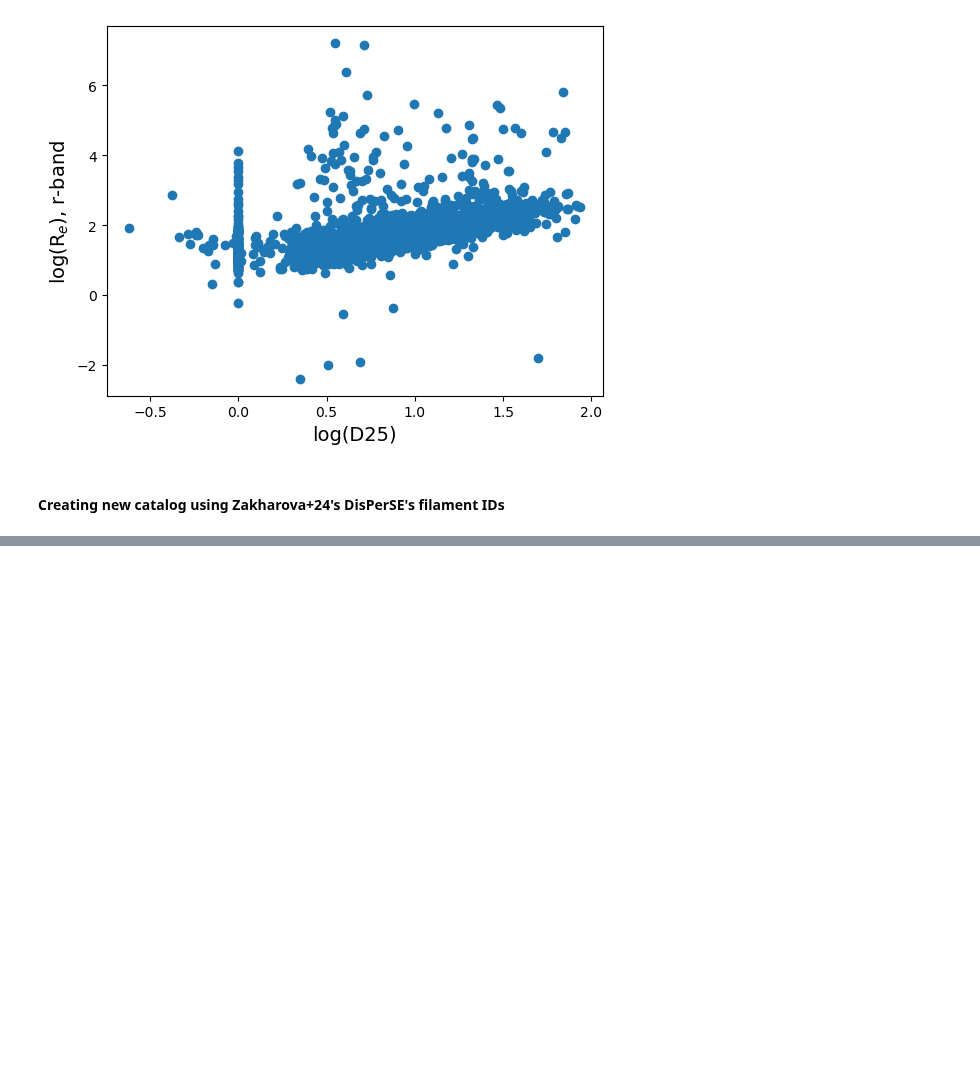
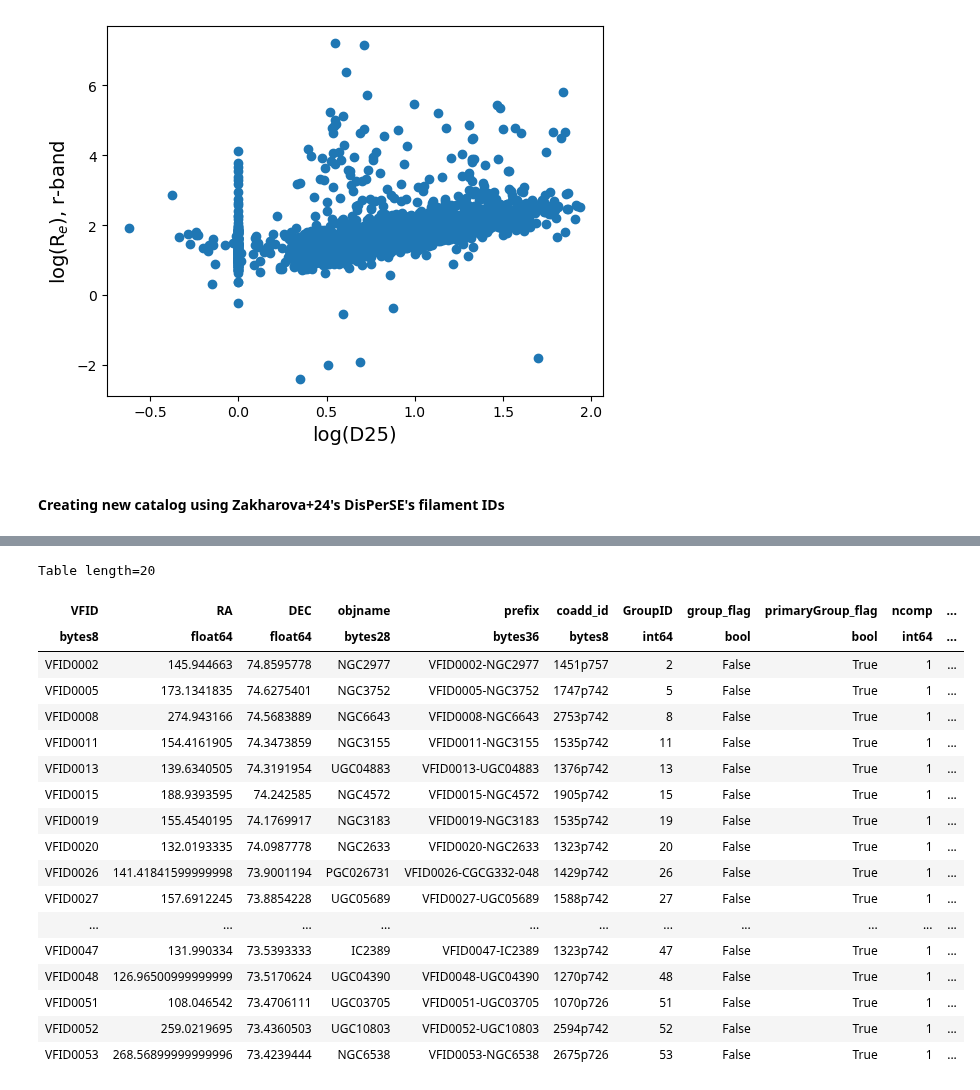
Before and after one commit to Kyssuber/research, a Jupyter notebook: data_analysis/virgowise_plots.ipynb, the cells around one changed output, grey strips where cells are left out. Saved outputs shown, nothing was run; the diff lists cells and outputs as text; code cells hidden in the pictures; blank space fills up the shorter version.

```diff
--- a/data_analysis/virgowise_plots.ipynb
+++ b/data_analysis/virgowise_plots.ipynb
@@ -478,0 +515,22 @@ dis.write(homedir+'/Desktop/vf_disperse_filaments.fits',overwrite=True)
+# %%
+vf[vf['subsample_flag']][0:20]
+# %% [output]
+Table length=20
+| VFID | RA | DEC | objname | prefix | coadd_id | GroupID | group_flag | primaryGroup_flag | ncomp | ... |
+| bytes8 | float64 | float64 | bytes28 | bytes36 | bytes8 | int64 | bool | bool | int64 | ... |
+| VFID0002 | 145.944663 | 74.8595778 | NGC2977 | VFID0002-NGC2977 | 1451p757 | 2 | False | True | 1 | ... |
+| VFID0005 | 173.1341835 | 74.6275401 | NGC3752 | VFID0005-NGC3752 | 1747p742 | 5 | False | True | 1 | ... |
+| VFID0008 | 274.943166 | 74.5683889 | NGC6643 | VFID0008-NGC6643 | 2753p742 | 8 | False | True | 1 | ... |
+| VFID0011 | 154.4161905 | 74.3473859 | NGC3155 | VFID0011-NGC3155 | 1535p742 | 11 | False | True | 1 | ... |
+| VFID0013 | 139.6340505 | 74.3191954 | UGC04883 | VFID0013-UGC04883 | 1376p742 | 13 | False | True | 1 | ... |
+| VFID0015 | 188.9393595 | 74.242585 | NGC4572 | VFID0015-NGC4572 | 1905p742 | 15 | False | True | 1 | ... |
+| VFID0019 | 155.4540195 | 74.1769917 | NGC3183 | VFID0019-NGC3183 | 1535p742 | 19 | False | True | 1 | ... |
+| VFID0020 | 132.0193335 | 74.0987778 | NGC2633 | VFID0020-NGC2633 | 1323p742 | 20 | False | True | 1 | ... |
+| VFID0026 | 141.41841599999998 | 73.9001194 | PGC026731 | VFID0026-CGCG332-048 | 1429p742 | 26 | False | True | 1 | ... |
+| VFID0027 | 157.6912245 | 73.8854228 | UGC05689 | VFID0027-UGC05689 | 1588p742 | 27 | False | True | 1 | ... |
+| ... | ... | ... | ... | ... | ... | ... | ... | ... | ... | ... |
+| VFID0047 | 131.990334 | 73.5393333 | IC2389 | VFID0047-IC2389 | 1323p742 | 47 | False | True | 1 | ... |
+| VFID0048 | 126.96500999999999 | 73.5170624 | UGC04390 | VFID0048-UGC04390 | 1270p742 | 48 | False | True | 1 | ... |
+| VFID0051 | 108.046542 | 73.4706111 | UGC03705 | VFID0051-UGC03705 | 1070p726 | 51 | False | True | 1 | ... |
+| VFID0052 | 259.0219695 | 73.4360503 | UGC10803 | VFID0052-UGC10803 | 2594p742 | 52 | False | True | 1 | ... |
+| VFID0053 | 268.56899999999996 | 73.4239444 | NGC6538 | VFID0053-NGC6538 | 2675p726 | 53 | False | True | 1 | ... |
```
Also changed, not shown: parts of 12 cells of this notebook, 3 other files.
